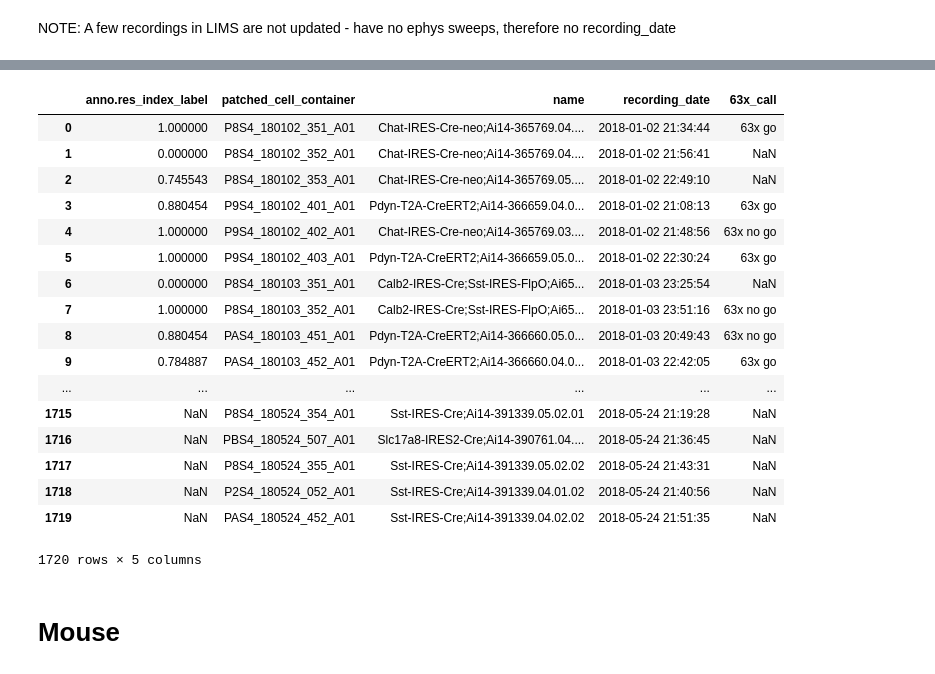
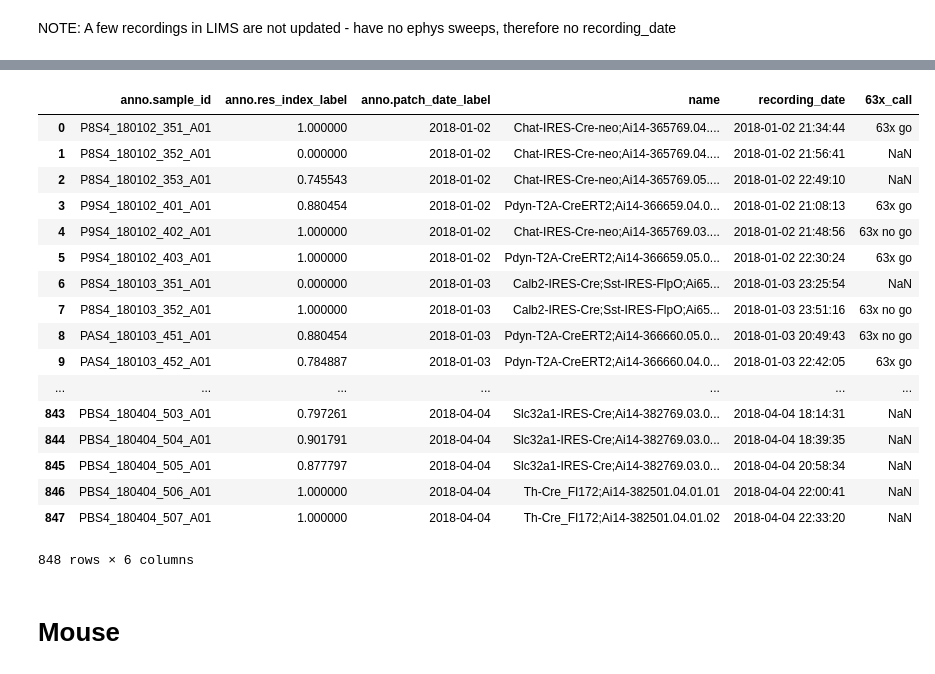
Before and after one commit to ru57y34nn/SMART_goals, a Jupyter notebook: src/SMART_Data.ipynb, the cells around one changed output, grey strips where cells are left out. Saved outputs shown, nothing was run; the diff lists cells and outputs as text; code cells hidden in the pictures.

Commit message:
need to update data csv

```diff
--- a/src/SMART_Data.ipynb
+++ b/src/SMART_Data.ipynb
@@ -15,6 +15,6 @@ full_path = str(full_path)
 full_path
 mshiny = pd.read_csv(full_path)
 # %%
-mshiny = mshiny[["anno.sample_id", "anno.res_index_label"]]
+mshiny = mshiny[["anno.sample_id", "anno.res_index_label", "anno.patch_date_label"]]
 mshiny
 # %% [output]
@@ -38,0 +39,5 @@ mshiny
+# %%
+mshiny['anno.patch_date_label'] = pd.to_datetime(mshiny['anno.patch_date_label'], errors='coerce')
+# %%
+mshiny = mshiny[mshiny['anno.patch_date_label'] >= '2018-01-01']
+mshiny.head()
@@ -110,5 +102,5 @@ lims
 # %%
 #merge shiny and lims into single df
-smart_data = pd.merge(left = mshiny, right = lims, left_on = 'anno.sample_id', right_on = 'patched_cell_container', how = 'right')
+smart_data = pd.merge(left = mshiny, right = lims, left_on = 'anno.sample_id', right_on = 'patched_cell_container', how = 'left')
 smart_data
 # %% [output]
@@ -133,27 +125,27 @@ smart_data
 # %%
 #change header from "array_to_string" to "63x_cal"
 #smart_data = smart_data.drop(columns=['anno.sample_id'])
-smart_data = smart_data.drop('anno.sample_id', axis=1)
+smart_data = smart_data.drop('patched_cell_container', axis=1)
 smart_data = smart_data.rename(index=str, columns={"array_to_string": "63x_call"})
 smart_data
 # %% [output]
-|  | anno.res_index_label | patched_cell_container | name | recording_date | 63x_call |
-| 0 | 1.000000 | P8S4_180102_351_A01 | Chat-IRES-Cre-neo;Ai14-365769.04.... | 2018-01-02 21:34:44 | 63x go |
-| 1 | 0.000000 | P8S4_180102_352_A01 | Chat-IRES-Cre-neo;Ai14-365769.04.... | 2018-01-02 21:56:41 | NaN |
-| 2 | 0.745543 | P8S4_180102_353_A01 | Chat-IRES-Cre-neo;Ai14-365769.05.... | 2018-01-02 22:49:10 | NaN |
-| 3 | 0.880454 | P9S4_180102_401_A01 | Pdyn-T2A-CreERT2;Ai14-366659.04.0... | 2018-01-02 21:08:13 | 63x go |
-| 4 | 1.000000 | P9S4_180102_402_A01 | Chat-IRES-Cre-neo;Ai14-365769.03.... | 2018-01-02 21:48:56 | 63x no go |
-| 5 | 1.000000 | P9S4_180102_403_A01 | Pdyn-T2A-CreERT2;Ai14-366659.05.0... | 2018-01-02 22:30:24 | 63x go |
-| 6 | 0.000000 | P8S4_180103_351_A01 | Calb2-IRES-Cre;Sst-IRES-FlpO;Ai65... | 2018-01-03 23:25:54 | NaN |
-| 7 | 1.000000 | P8S4_180103_352_A01 | Calb2-IRES-Cre;Sst-IRES-FlpO;Ai65... | 2018-01-03 23:51:16 | 63x no go |
-| 8 | 0.880454 | PAS4_180103_451_A01 | Pdyn-T2A-CreERT2;Ai14-366660.05.0... | 2018-01-03 20:49:43 | 63x no go |
-| 9 | 0.784887 | PAS4_180103_452_A01 | Pdyn-T2A-CreERT2;Ai14-366660.04.0... | 2018-01-03 22:42:05 | 63x go |
-| ... | ... | ... | ... | ... | ... |
-| 1715 | NaN | P8S4_180524_354_A01 | Sst-IRES-Cre;Ai14-391339.05.02.01 | 2018-05-24 21:19:28 | NaN |
-| 1716 | NaN | PBS4_180524_507_A01 | Slc17a8-IRES2-Cre;Ai14-390761.04.... | 2018-05-24 21:36:45 | NaN |
-| 1717 | NaN | P8S4_180524_355_A01 | Sst-IRES-Cre;Ai14-391339.05.02.02 | 2018-05-24 21:43:31 | NaN |
-| 1718 | NaN | P2S4_180524_052_A01 | Sst-IRES-Cre;Ai14-391339.04.01.02 | 2018-05-24 21:40:56 | NaN |
-| 1719 | NaN | PAS4_180524_452_A01 | Sst-IRES-Cre;Ai14-391339.04.02.02 | 2018-05-24 21:51:35 | NaN |
+|  | anno.sample_id | anno.res_index_label | anno.patch_date_label | name | recording_date | 63x_call |
+| 0 | P8S4_180102_351_A01 | 1.000000 | 2018-01-02 | Chat-IRES-Cre-neo;Ai14-365769.04.... | 2018-01-02 21:34:44 | 63x go |
+| 1 | P8S4_180102_352_A01 | 0.000000 | 2018-01-02 | Chat-IRES-Cre-neo;Ai14-365769.04.... | 2018-01-02 21:56:41 | NaN |
+| 2 | P8S4_180102_353_A01 | 0.745543 | 2018-01-02 | Chat-IRES-Cre-neo;Ai14-365769.05.... | 2018-01-02 22:49:10 | NaN |
+| 3 | P9S4_180102_401_A01 | 0.880454 | 2018-01-02 | Pdyn-T2A-CreERT2;Ai14-366659.04.0... | 2018-01-02 21:08:13 | 63x go |
+| 4 | P9S4_180102_402_A01 | 1.000000 | 2018-01-02 | Chat-IRES-Cre-neo;Ai14-365769.03.... | 2018-01-02 21:48:56 | 63x no go |
+| 5 | P9S4_180102_403_A01 | 1.000000 | 2018-01-02 | Pdyn-T2A-CreERT2;Ai14-366659.05.0... | 2018-01-02 22:30:24 | 63x go |
+| 6 | P8S4_180103_351_A01 | 0.000000 | 2018-01-03 | Calb2-IRES-Cre;Sst-IRES-FlpO;Ai65... | 2018-01-03 23:25:54 | NaN |
+| 7 | P8S4_180103_352_A01 | 1.000000 | 2018-01-03 | Calb2-IRES-Cre;Sst-IRES-FlpO;Ai65... | 2018-01-03 23:51:16 | 63x no go |
+| 8 | PAS4_180103_451_A01 | 0.880454 | 2018-01-03 | Pdyn-T2A-CreERT2;Ai14-366660.05.0... | 2018-01-03 20:49:43 | 63x no go |
+| 9 | PAS4_180103_452_A01 | 0.784887 | 2018-01-03 | Pdyn-T2A-CreERT2;Ai14-366660.04.0... | 2018-01-03 22:42:05 | 63x go |
+| ... | ... | ... | ... | ... | ... | ... |
+| 843 | PBS4_180404_503_A01 | 0.797261 | 2018-04-04 | Slc32a1-IRES-Cre;Ai14-382769.03.0... | 2018-04-04 18:14:31 | NaN |
+| 844 | PBS4_180404_504_A01 | 0.901791 | 2018-04-04 | Slc32a1-IRES-Cre;Ai14-382769.03.0... | 2018-04-04 18:39:35 | NaN |
+| 845 | PBS4_180404_505_A01 | 0.877797 | 2018-04-04 | Slc32a1-IRES-Cre;Ai14-382769.03.0... | 2018-04-04 20:58:34 | NaN |
+| 846 | PBS4_180404_506_A01 | 1.000000 | 2018-04-04 | Th-Cre_FI172;Ai14-382501.04.01.01 | 2018-04-04 22:00:41 | NaN |
+| 847 | PBS4_180404_507_A01 | 1.000000 | 2018-04-04 | Th-Cre_FI172;Ai14-382501.04.01.02 | 2018-04-04 22:33:20 | NaN |
-1720 rows × 5 columns
+848 rows × 6 columns
 # %% [markdown]
 # Mouse
```
Also changed, not shown: parts of 12 cells of this notebook, 2 other files.
